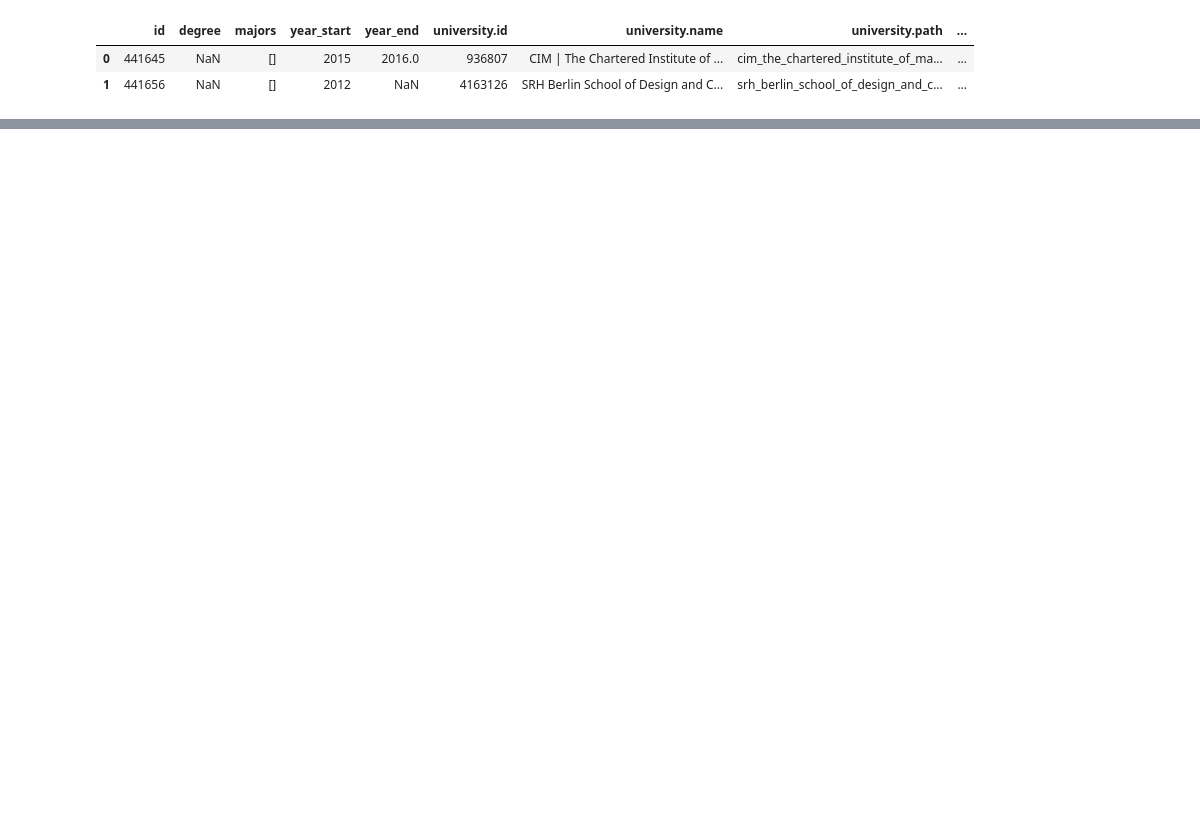
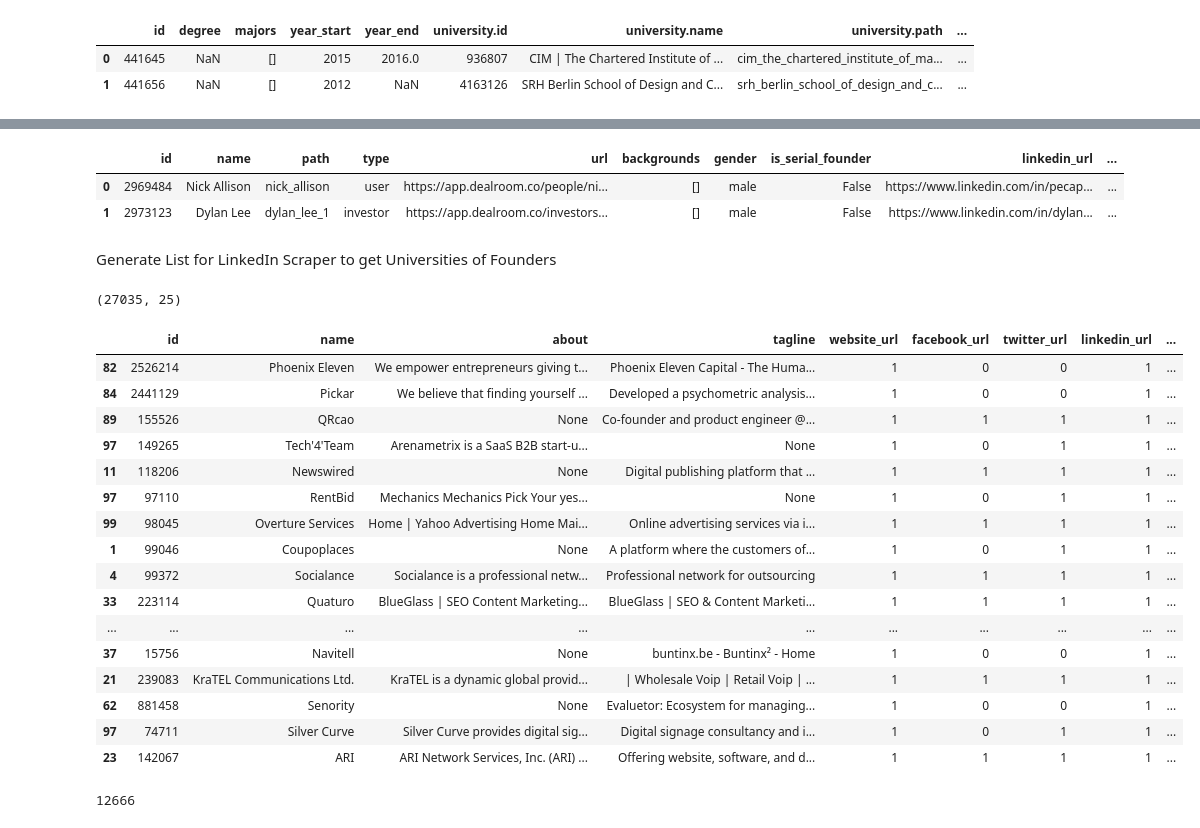
Before and after one commit to FriedrichHermann/Jarvis, a Jupyter notebook: Second Try/Dataset.ipynb, the cells around one changed output, grey strips where cells are left out. Saved outputs shown, nothing was run; the diff lists cells and outputs as text; code cells hidden in the pictures; blank space fills up the shorter version.

```diff
--- a/Second Try/Dataset.ipynb
+++ b/Second Try/Dataset.ipynb
@@ -444,0 +461,7 @@ df_3.to_pickle("df_25.08")
+# %%
+a=map(lambda p: level1_extractor_list(p, "gender"), df_3["team_items"])
+b=list(a)
+df_3["team_gender"]=b
+df_3["team_male"]=list(map(lambda p: p.count("male"),df_3["team_gender"]))
+df_3["team_female"]=list(map(lambda p: p.count("female"),df_3["team_gender"]))
+df_3.drop(columns="team_gender",inplace=True)
@@ -444,0 +470,5 @@ df_3.to_pickle("df_25.08")
+# %%
+df_3["website_url"]=df_3["website_url"].apply(lambda x:0 if x==None else 1)
+df_3["linkedin_url"]=df_3["linkedin_url"].apply(lambda x:0 if x==None else 1)
+df_3["facebook_url"]=df_3["facebook_url"].apply(lambda x:0 if x==None else 1)
+df_3["twitter_url"]=df_3["twitter_url"].apply(lambda x:0 if x==None else 1)
@@ -444,0 +495,43 @@ df_3.to_pickle("df_25.08")
+# %%
+pd.json_normalize(df_3.iloc[0]["team_items"])
+# %% [output]
+|  | id | name | path | type | url | backgrounds | gender | is_serial_founder | linkedin_url | ... |
+| 0 | 2969484 | Nick Allison | nick_allison | user | https://app.dealroom.co/people/ni... | [] | male | False | https://www.linkedin.com/in/pecap... | ... |
+| 1 | 2973123 | Dylan Lee | dylan_lee_1 | investor | https://app.dealroom.co/investors... | [] | male | False | https://www.linkedin.com/in/dylan... | ... |
+# %% [markdown]
+Generate List for LinkedIn Scraper to get Universities of Founders
+# %%
+df_missing_univ=df_3[df_3["team_universities"].apply(lambda x:True if len(x)==0 else False)].copy()
+# %%
+df_missing_univ.shape
+# %% [output]
+(27035, 25)
+# %%
+a=map(lambda p: level1_extractor_list(p, "linkedin_url"), df_missing_univ["team_items"])
+b=list(a)
+df_missing_univ["linkedin_url_founder"]=b
+df_missing_univ["linkedin_url_founder"]=list(map(lambda p: p[0],df_missing_univ["linkedin_url_founder"]))
+# %%
+df_missing_univ.head(n=20)
+# %% [output]
+|  | id | name | about | tagline | website_url | facebook_url | twitter_url | linkedin_url | ... |
+| 82 | 2526214 | Phoenix Eleven | We empower entrepreneurs giving t... | Phoenix Eleven Capital - The Huma... | 1 | 0 | 0 | 1 | ... |
+| 84 | 2441129 | Pickar | We believe that finding yourself ... | Developed a psychometric analysis... | 1 | 0 | 0 | 1 | ... |
+| 89 | 155526 | QRcao | None | Co-founder and product engineer @... | 1 | 1 | 1 | 1 | ... |
+| 97 | 149265 | Tech'4'Team | Arenametrix is a SaaS B2B start-u... | None | 1 | 0 | 1 | 1 | ... |
+| 11 | 118206 | Newswired | None | Digital publishing platform that ... | 1 | 1 | 1 | 1 | ... |
+| 97 | 97110 | RentBid | Mechanics Mechanics Pick Your yes... | None | 1 | 0 | 1 | 1 | ... |
+| 99 | 98045 | Overture Services | Home | Yahoo Advertising Home Mai... | Online advertising services via i... | 1 | 1 | 1 | 1 | ... |
+| 1 | 99046 | Coupoplaces | None | A platform where the customers of... | 1 | 0 | 1 | 1 | ... |
+| 4 | 99372 | Socialance | Socialance is a professional netw... | Professional network for outsourcing | 1 | 1 | 1 | 1 | ... |
+| 33 | 223114 | Quaturo | BlueGlass | SEO Content Marketing... | BlueGlass | SEO & Content Marketi... | 1 | 1 | 1 | 1 | ... |
+| ... | ... | ... | ... | ... | ... | ... | ... | ... | ... |
+| 37 | 15756 | Navitell | None | buntinx.be - Buntinx² - Home | 1 | 0 | 0 | 1 | ... |
+| 21 | 239083 | KraTEL Communications Ltd. | KraTEL is a dynamic global provid... | | Wholesale Voip | Retail Voip | ... | 1 | 1 | 1 | 1 | ... |
+| 62 | 881458 | Senority | None | Evaluetor: Ecosystem for managing... | 1 | 0 | 0 | 1 | ... |
+| 97 | 74711 | Silver Curve | Silver Curve provides digital sig... | Digital signage consultancy and i... | 1 | 0 | 1 | 1 | ... |
+| 23 | 142067 | ARI | ARI Network Services, Inc. (ARI) ... | Offering website, software, and d... | 1 | 1 | 1 | 1 | ... |
+# %%
+df_missing_univ["linkedin_url_founder"].count()
+# %% [output]
+12666
```
Also changed, not shown: parts of 25 cells of this notebook.
